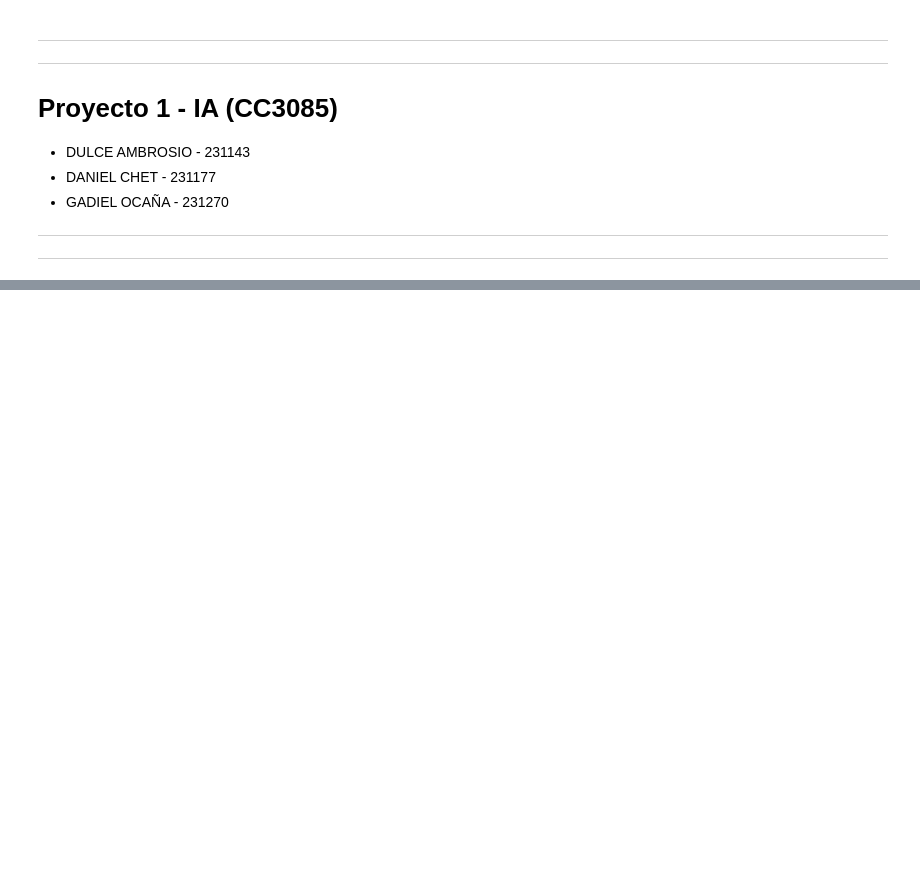
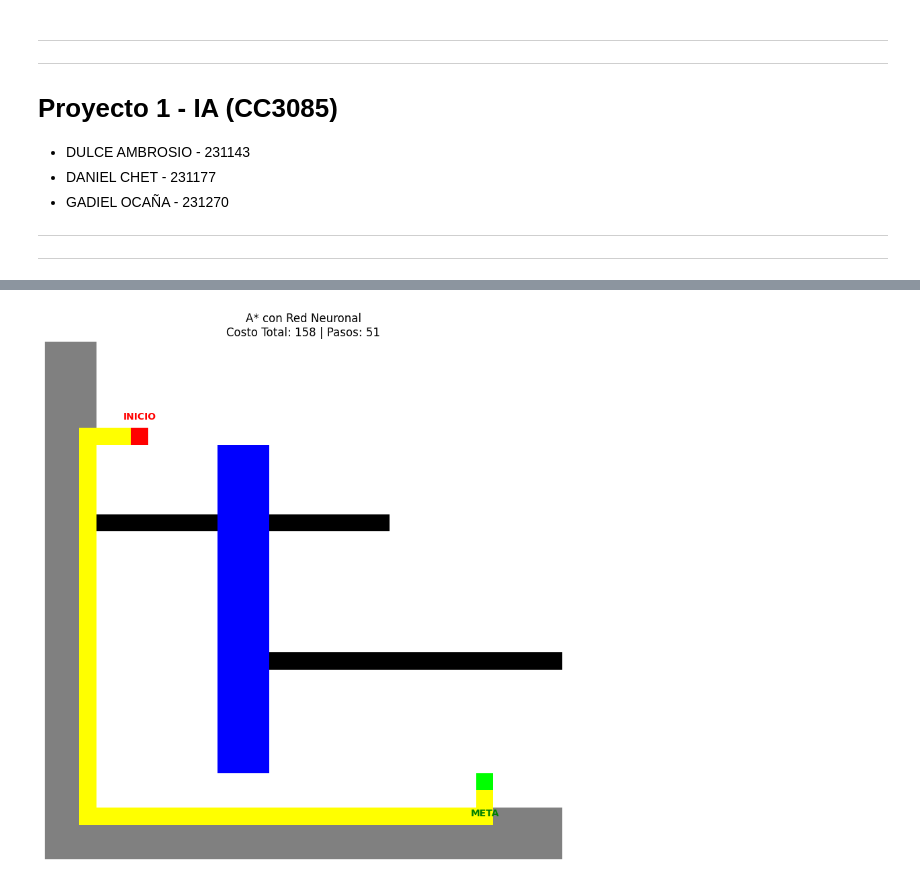
Before and after one commit to Dulce2004/CC3085-IA_Proyecto1, a Jupyter notebook: Proyecto1.ipynb, the cells around one changed output, grey strips where cells are left out. Cells and saved outputs as stored; diff of their text form; code cells hidden in the pictures; blank space fills up the shorter version.

```diff
--- a/Proyecto1.ipynb
+++ b/Proyecto1.ipynb
@@ -262,0 +696,17 @@ visualize_path(grid, dfs_path)
+# %%
+# Mapeo de costos robusto (maneja minúsculas y mayúsculas)
+# Aumentamos el costo del Blue para asegurar que el robot prefiera el camino largo
+raw_costs = {
+    "green": 3,
+    "blue": 50,     # Costo alto para forzar el desvío por pavimento
+    "grey": 1,      # Pavimento
+    "yellow": 5,
+    "white": 1,
+    "black": 9999
+}
+
+# Creamos el diccionario final
+color_cost_mapping = {k.lower(): v for k, v in raw_costs.items()}
+color_cost_mapping.update({k.capitalize(): v for k, v in raw_costs.items()})
+
+print("Mapeo de costos actualizado:", color_cost_mapping)
@@ -262,0 +755,80 @@ visualize_path(grid, dfs_path)
+# %%
+import matplotlib.pyplot as plt
+import numpy as np
+
+def run_demo_experiment():
+    # 1. Crear el mapa de 30x30
+    demo_img = np.ones((30, 30, 3), dtype=np.uint8) * 255
+
+    # Paredes (Negro)
+    demo_img[10:11, 0:20] = [0, 0, 0]
+    demo_img[18:19, 10:30] = [0, 0, 0]
+
+    # Definir posiciones (Fila, Columna)
+    start_pos = (5, 5)
+    goal_pos = (25, 25)
+
+    # CAMINO A: Azul (Agua - Caro)
+    demo_img[6:25, 10:13] = [0, 0, 255]
+
+    # CAMINO B: Gris (Pavimento - Barato)
+    demo_img[0:30, 0:3] = [128, 128, 128]
+    demo_img[27:30, 0:30] = [128, 128, 128]
+
+    # 2. Generar grid lógico
+    demo_grid = np.zeros((30, 30), dtype=object)
+    for i in range(30):
+        for j in range(30):
+            r, g, b = demo_img[i, j]
+            if r < 50 and g < 50 and b < 50:
+                demo_grid[i, j] = "WALL"
+            else:
+                demo_grid[i, j] = "FREE"
+
+    # 3. Configurar Problema
+    # tile_size=1 porque cada pixel de demo_img es un nodo
+    problem_demo = MazeProblem(demo_grid, start_pos, [goal_pos], demo_img, tile_size=1)
+
+    # 4. Ejecutar A*
+    path, visited = astar(problem_demo)
+
+    if path:
+        # 5. Calcular costo real sumando lo que la NN predice
+        total_cost = 0
+        used_blue = False
+        for pos in path[1:]:
+            tile_color = demo_img[pos[0], pos[1]]
+            pred = predict_color(tile_color)
+            cost = color_cost_mapping.get(pred, 5)
+            total_cost += cost
+            if pred.lower() == "blue": used_blue = True
+
+        # 6. Visualización
+        display_img = demo_img.copy()
+        for (i, j) in path:
+            display_img[i, j] = [255, 255, 0] # Ruta Amarilla
+
+        # PUNTOS DE CONTROL: Redibujarlos encima de la ruta
+        display_img[start_pos[0], start_pos[1]] = [255, 0, 0] # Rojo
+        display_img[goal_pos[0], goal_pos[1]] = [0, 255, 0]   # Verde
+
+        plt.figure(figsize=(10, 10))
+        plt.imshow(display_img)
+        plt.text(start_pos[1], start_pos[0]-1, 'INICIO', color='red', fontweight='bold', ha='center')
+        plt.text(goal_pos[1], goal_pos[0]+2, 'META', color='green', fontweight='bold', ha='center')
+
+        plt.title(f"A* con Red Neuronal\nCosto Total: {total_cost} | Pasos: {len(path)}")
+        plt.axis('off')
+        plt.show()
+
+        if used_blue:
+            print("ALERTA: El robot cruzó por el agua (Camino A).")
+        else:
+            print("ÉXITO: El robot eligió el camino de pavimento (Camino B).")
+            print(f"Costo total calculado: {total_cost}")
+    else:
+        print("No se encontró ruta.")
+
+run_demo_experiment()
+# %% [output]
+[figure, added]
```
Also changed, not shown: parts of 44 cells of this notebook, 1 other file.
